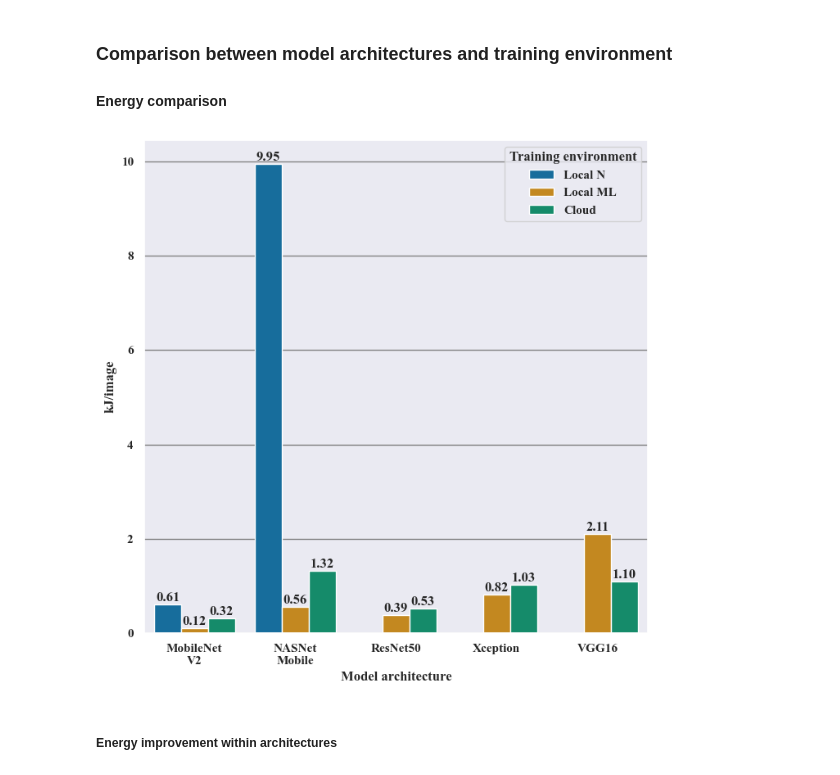
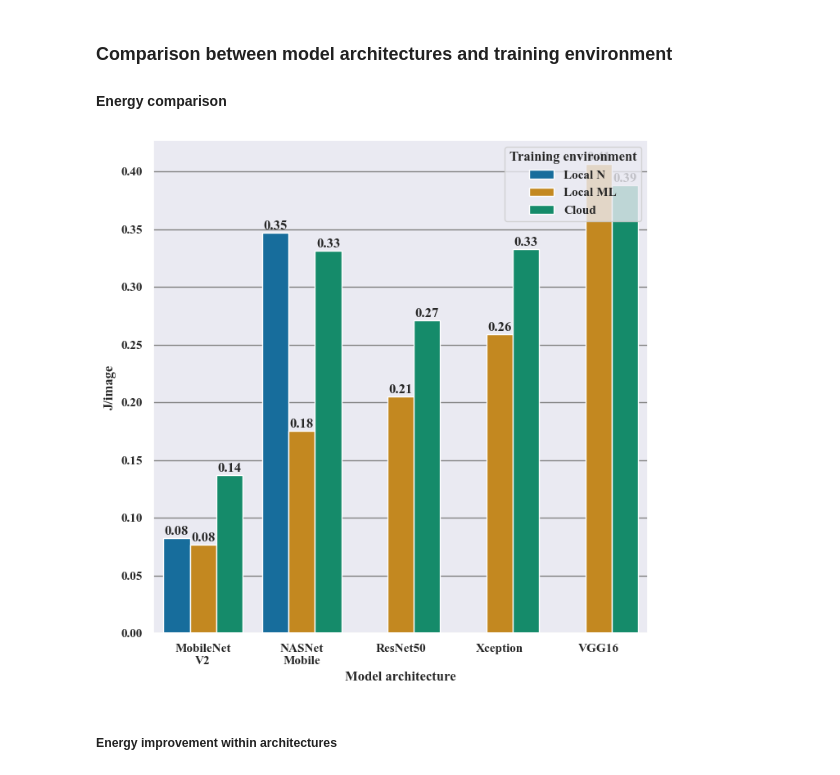
Before and after one commit to GAISSA-UPC/seaa2023_ect, a Jupyter notebook: data-analysis.ipynb, the cells around one changed output. Cells and saved outputs as stored; diff of their text form; code cells hidden in the pictures.

Commit message:
Fix computation of energy

```diff
--- a/data-analysis.ipynb
+++ b/data-analysis.ipynb
@@ -53,13 +78,19 @@ analysis_df.head()
 ## Data analysis
 # %%
 TRAIN_STRATEGIES = ["Local N", "Local ML", "Cloud"]
-MARKERS = {"MobileNet V2": "o", "NASNet Mobile": "v", "Xception": "^", "ResNet50": "X", "VGG16": "P"}
+MARKERS = {
+    "MobileNet V2": "o",
+    "NASNet Mobile": "v",
+    "Xception": "^",
+    "ResNet50": "X",
+    "VGG16": "P",
+}
 COLORS = {"Local N": "b", "Local ML": "orange", "Cloud": "g"}
 ARCHITECTURE_LABELS = ["MobileNet\nV2", "NASNet\nMobile", "ResNet50", "VGG16", "Xception"]
 
 analysis_df.rename(
     columns={
-        "energy (GJ)": "energy",
+        "energy (MJ)": "energy",
         "gpu usage (%)": "gpu_usage",
         "average temperature (Celsius)": "temperature",
         "emissions (tCO2e)": "emissions",
@@ -81,7 +112,7 @@ analysis_df.replace(
 )
 
 analysis_df["raw energy"] = analysis_df.energy.copy()
-analysis_df["energy"] = analysis_df["raw energy"] * GJOULES_TO_KJOULES / analysis_df["total seen images"]
+analysis_df["energy"] = analysis_df["raw energy"] * MJOULES_TO_JOULES / analysis_df["total seen images"]
 analysis_df["normalized duration"] = (
     analysis_df["training duration (h)"] * HOURS_TO_MILISECONDS / analysis_df["total seen images"]
 )
@@ -316,5 +363,5 @@ boxplot(
 # %%
-cloud_nasnet_no_gpu_outliers = cloud_nasnet_no_energy_outliers.sort_values(by="gpu_usage", ascending=True).iloc[3:]
+cloud_nasnet_no_gpu_outliers = cloud_nasnet.sort_values(by="gpu_usage", ascending=True).iloc[3:]
 print("Cloud NASNet remaining samples:", cloud_nasnet_no_gpu_outliers.shape[0])
 cloud_resnet50_no_gpu_outliers = cloud_resnet50.sort_values(by="gpu_usage", ascending=True).iloc[5:]
 print("Cloud ResNet50 remaining samples:", cloud_resnet50_no_gpu_outliers.shape[0])
@@ -637,27 +690,26 @@ analysis_df_no_outliers = (
     .reset_index(drop=True)
 )
 # %%
-
 _, ax1 = plt.subplots(1, 1, figsize=((7, 7)))
 _, ax = barplot(
     analysis_df_no_outliers,
     x="architecture",
     y="energy",
     hue="training environment",
     hue_order=TRAIN_STRATEGIES,
     estimator="median",
     xlabel="Model architecture",
-    ylabel="kJ/image",
+    ylabel="J/image",
     barlabel=True,
     ax=ax1,
 )
 ax.legend(title="Training environment", loc="upper right")
 labels = [label.get_text().replace(" ", "\n") for label in ax1.get_xticklabels()]
 ax1.set_xticklabels(labels)
 
 plt.savefig(os.path.join(FIGURES_DIR, f"energy-comparison-full.{FIGURES_FORMAT}"))
 # %% [output]
-[figure, old version]
+[figure, new version]
 # %% [markdown]
 ##### Energy improvement within architectures
 # %%
```
Also changed, not shown: parts of 70 cells of this notebook, 4 other files.
